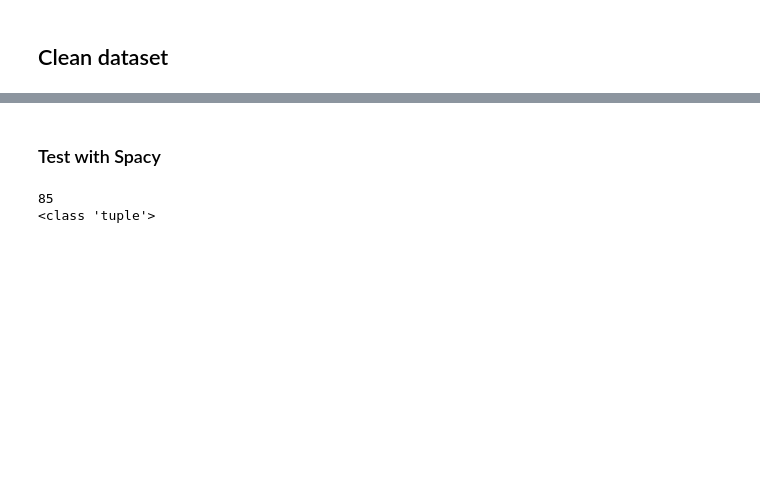
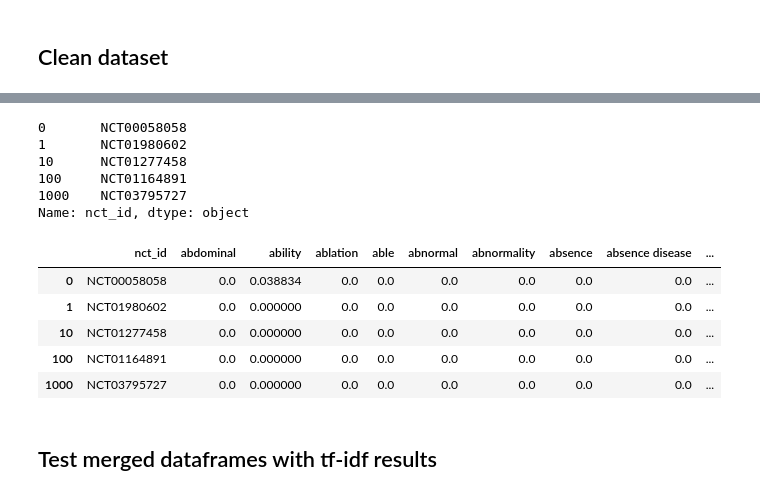
Before and after one commit to cmdelaserna/clinical-trials, a Jupyter notebook: mvp/notebooks/Script 3 - Clean JSON file, preprocess data, export working dataset.ipynb, the cells around one changed output, grey strips where cells are left out. Drawn from its saved outputs; the diff is of its cells as text; code cells hidden in the pictures; blank space fills up the shorter version.

```diff
--- a/mvp/notebooks/Script 3 - Clean JSON file, preprocess data, export working dataset.ipynb
+++ b/mvp/notebooks/Script 3 - Clean JSON file, preprocess data, export working dataset.ipynb
@@ -71,0 +75,6 @@ df['brief_summary/textblock'][0]
+# %%
+from nltk.stem import PorterStemmer, WordNetLemmatizer
+from nltk.corpus import stopwords
+
+porter_stemmer = PorterStemmer()
+lemmatizer = WordNetLemmatizer()
@@ -71,0 +89,8 @@ df['brief_summary/textblock'][0]
+# %%
+# Lemmatizing
+def lemm_sentences(text):
+    tokens = text.split()
+    lemm_tokens = [lemmatizer.lemmatize(token) for token in tokens]
+    return ' '.join(lemm_tokens)
+
+df['lemmas'] = df['all_text'].apply(lemm_sentences)
@@ -72,2 +174,26 @@ df['brief_summary/textblock'][0]
+# %%
+# Create new dataframe with nct-id and merge wth tf by index
+pd.set_option('display.max_columns', None)
+
+df_tf = df['nct_id']
+df_tf.head()
+# %% [output]
+0       NCT00058058
+1       NCT01980602
+10      NCT01277458
+100     NCT01164891
+1000    NCT03795727
+Name: nct_id, dtype: object
+# %%
+df_tf = pd.merge(df_tf, tf, left_index=True, right_index=True)
+# %%
+df_tf.head()
+# %% [output]
+|  | nct_id | abdominal | ability | ablation | able | abnormal | abnormality | absence | absence disease | ... |
+| 0 | NCT00058058 | 0.0 | 0.038834 | 0.0 | 0.0 | 0.0 | 0.0 | 0.0 | 0.0 | ... |
+| 1 | NCT01980602 | 0.0 | 0.000000 | 0.0 | 0.0 | 0.0 | 0.0 | 0.0 | 0.0 | ... |
+| 10 | NCT01277458 | 0.0 | 0.000000 | 0.0 | 0.0 | 0.0 | 0.0 | 0.0 | 0.0 | ... |
+| 100 | NCT01164891 | 0.0 | 0.000000 | 0.0 | 0.0 | 0.0 | 0.0 | 0.0 | 0.0 | ... |
+| 1000 | NCT03795727 | 0.0 | 0.000000 | 0.0 | 0.0 | 0.0 | 0.0 | 0.0 | 0.0 | ... |
 # %% [markdown]
-### Test with Spacy
+## Test merged dataframes with tf-idf results
@@ -77,8 +199,0 @@ nlp = spacy.load("../data/en_core_sci_md/en_core_sci_md-0.2.0/")
-# %%
-# Test with one record
-doc = nlp(df['all_text'][0])
-print(len(doc.ents))
-print(type(doc.ents))
-# %% [output]
-85
-<class 'tuple'>
```
Also changed, not shown: parts of 30 cells of this notebook, 3 other files.
